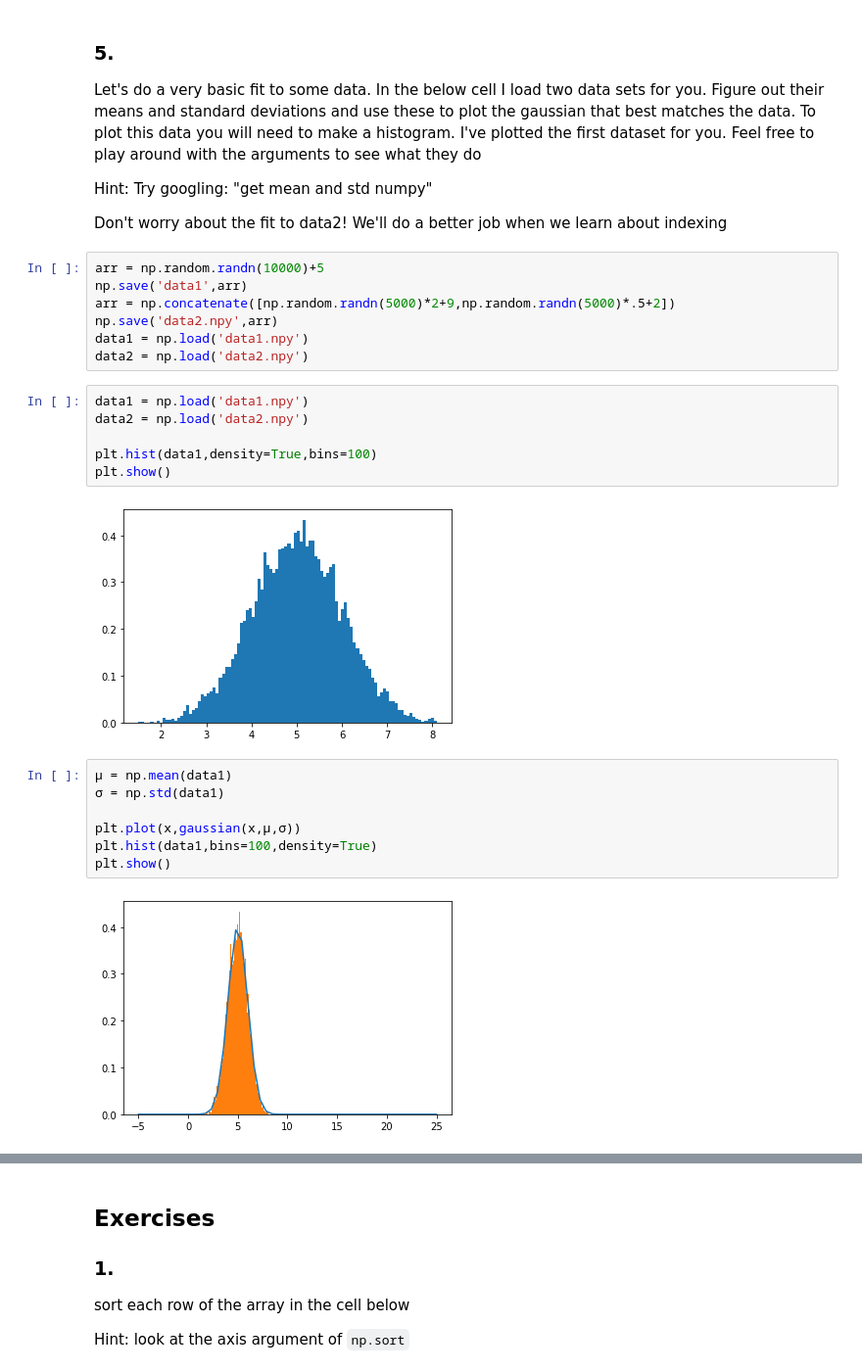
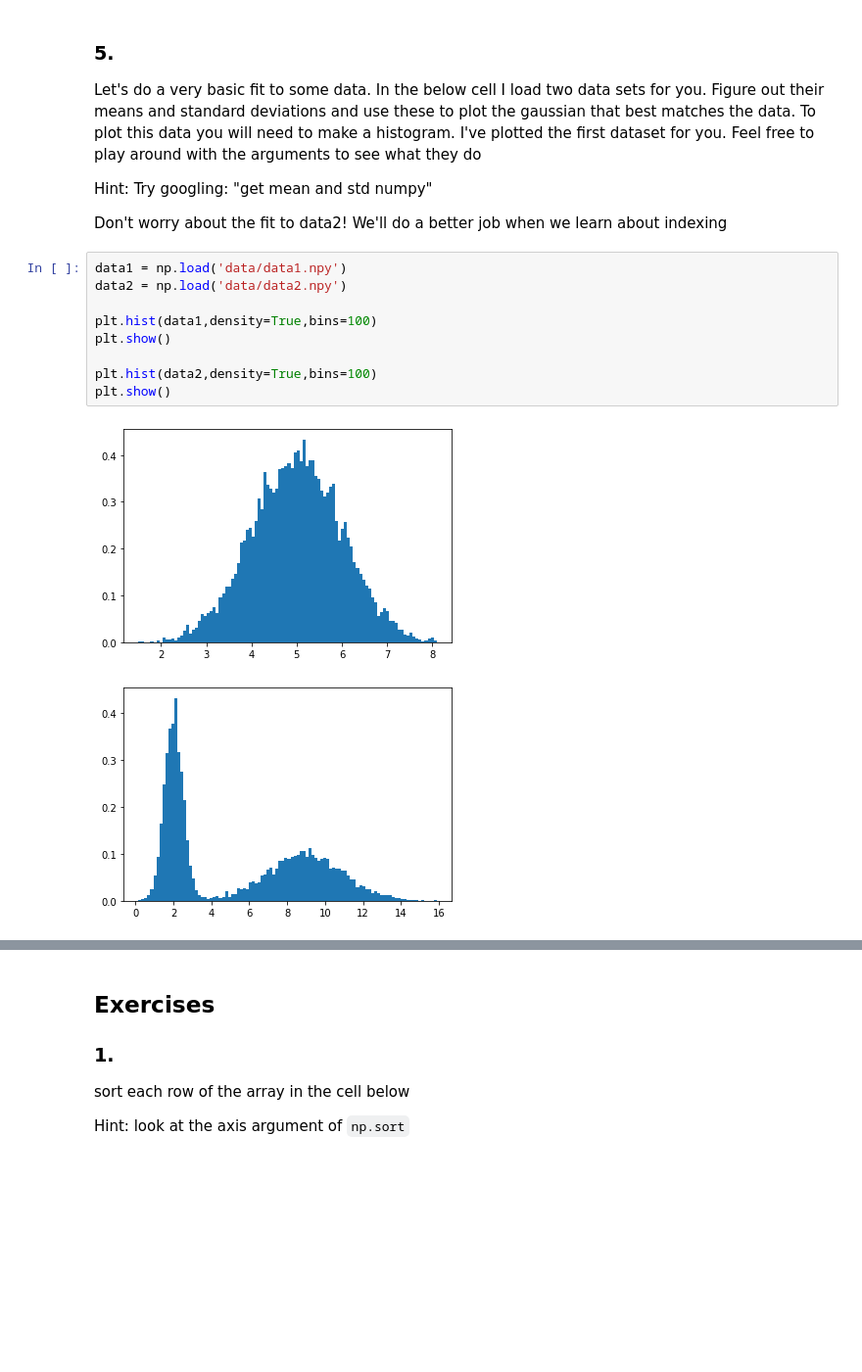
Before and after one commit to Hekstra-Lab/scientific-python-bootcamp, a Jupyter notebook: day1/Day1.ipynb, the cells around one changed output, grey strips where cells are left out. Shown at 98% size. Saved outputs shown, nothing was run; the diff lists cells and outputs as text; blank space fills up the shorter version.

```diff
--- a/day1/Day1.ipynb
+++ b/day1/Day1.ipynb
@@ -337,27 +231,15 @@ Let's do a very basic fit to some data. In the below cell I load two data sets f
 Hint: Try googling: "get mean and std numpy"
 
 Don't worry about the fit to data2! We'll do a better job when we learn about indexing
-# %%
-arr = np.random.randn(10000)+5
-np.save('data1',arr)
-arr = np.concatenate([np.random.randn(5000)*2+9,np.random.randn(5000)*.5+2])
-np.save('data2.npy',arr)
-data1 = np.load('data1.npy')
-data2 = np.load('data2.npy')
 # %%
-data1 = np.load('data1.npy')
-data2 = np.load('data2.npy')
+data1 = np.load('data/data1.npy')
+data2 = np.load('data/data2.npy')
 
 plt.hist(data1,density=True,bins=100)
 plt.show()
+
+plt.hist(data2,density=True,bins=100)
+plt.show()
 # %% [output]
 [figure]
+[figure, added]
-# %%
-μ = np.mean(data1)
-σ = np.std(data1)
-
-plt.plot(x,gaussian(x,μ,σ))
-plt.hist(data1,bins=100,density=True)
-plt.show()
-# %% [output]
-[figure, removed]
```
Also changed, not shown: parts of 69 cells of this notebook.
